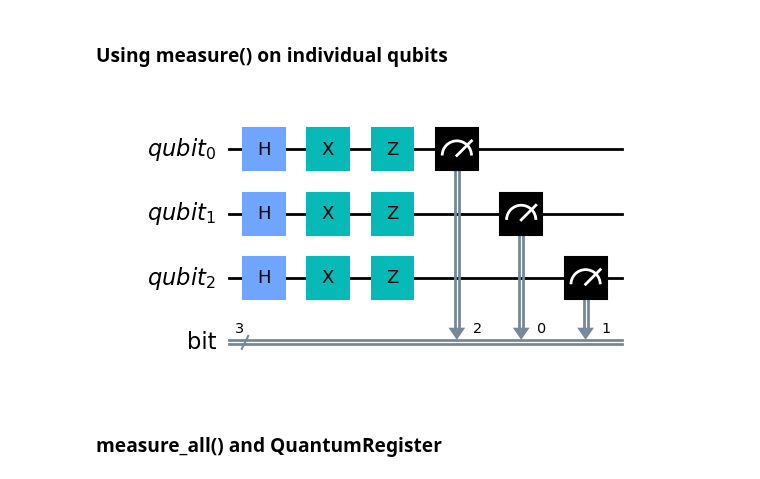
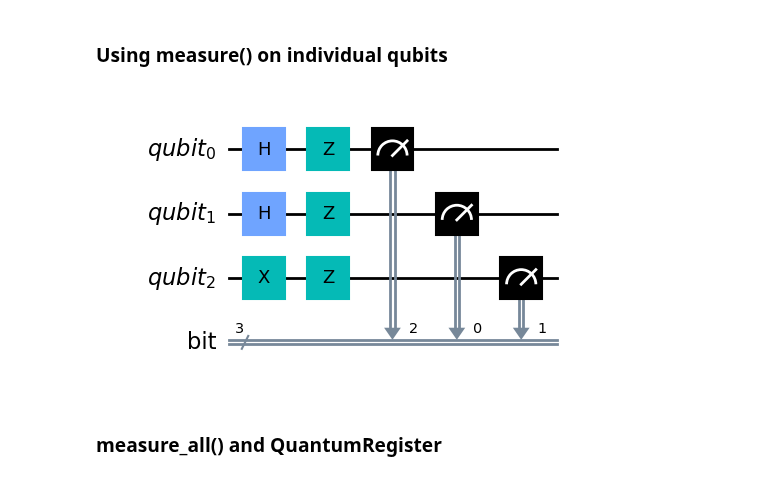
Before and after one commit to mrromaniuc/quantum-computing, a Jupyter notebook: IBMCertifiedAssociateDeveloperQiskit/01.2-Measure_quantum_circuits_in_classical_registers.ipynb, the cells around one changed output. Cells and saved outputs as stored; diff of their text form; code cells hidden in the pictures.

```diff
--- a/IBMCertifiedAssociateDeveloperQiskit/01.2-Measure_quantum_circuits_in_classical_registers.ipynb
+++ b/IBMCertifiedAssociateDeveloperQiskit/01.2-Measure_quantum_circuits_in_classical_registers.ipynb
@@ -39,22 +39,22 @@ qc.draw()
 # %%
 #Note the Quantum and Classical bits are not aligned on the index 0->2, 1->0, 2->1
 from qiskit import QuantumRegister, ClassicalRegister, QuantumCircuit
 
 qr = QuantumRegister(3, "qubit")
 cr = ClassicalRegister(3, "bit")
 
 qc = QuantumCircuit(qr, cr)
-qc.h(qr)
-qc.x(qr)
+qc.h(range(0,2))
+qc.x(2)
 for i in qr:
   qc.z(i)
 
 for i in range(3):
   qc.measure(i, i-1)
 
-display(qc.draw())
+display(qc.draw("mpl"))
 # %% [output]
-[figure, old version]
+[figure, new version]
 # %% [markdown]
 ### measure_all() and QuantumRegister
 # %%
```
Also changed, not shown: parts of 3 cells of this notebook.
